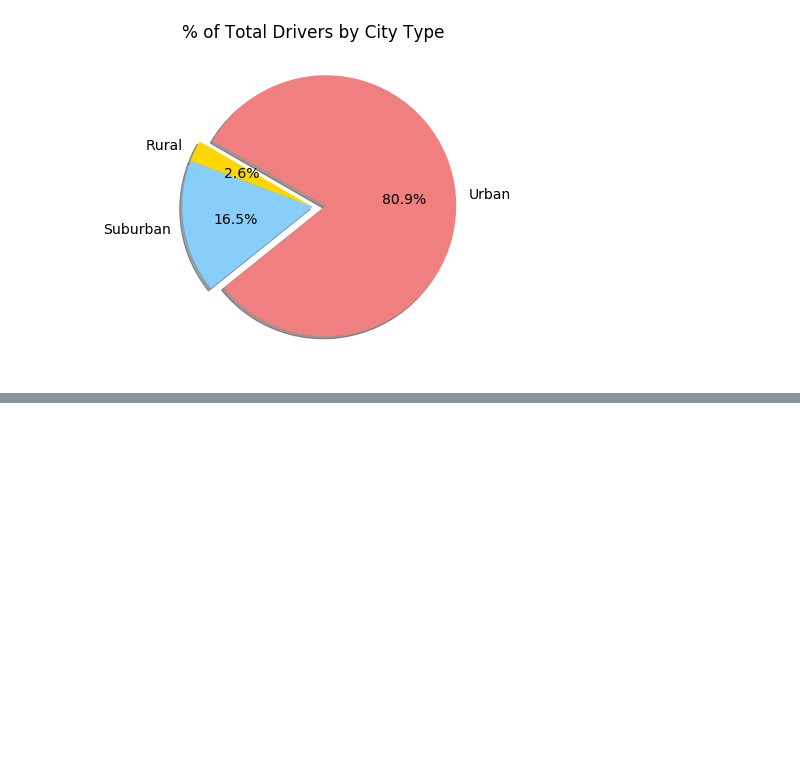
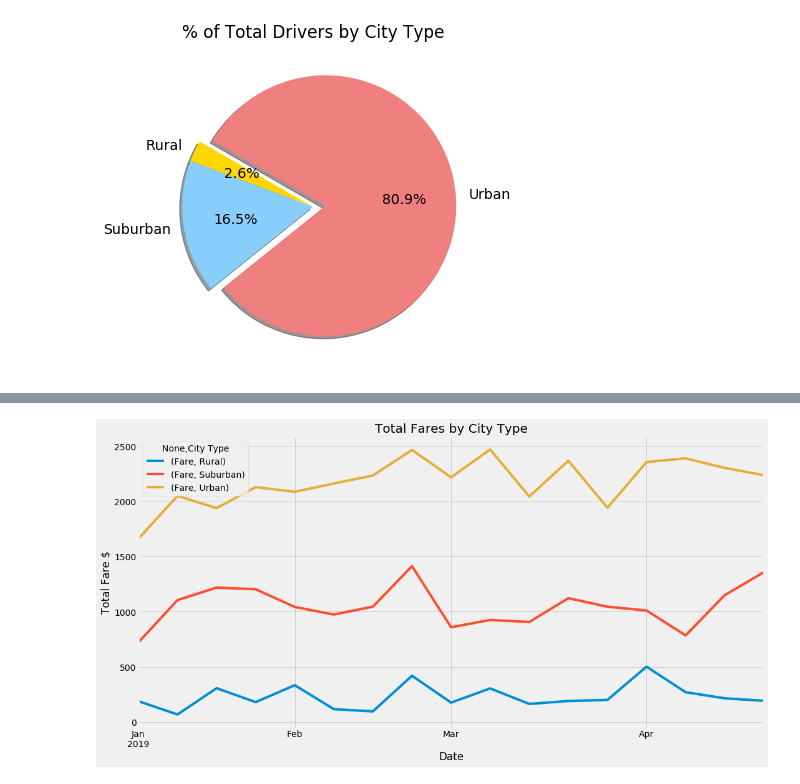
Before and after one commit to caznoe/PyBer_Analysis, a Jupyter notebook: PyBer.ipynb, the cells around one changed output, grey strips where cells are left out. Saved outputs shown, nothing was run; the diff lists cells and outputs as text; code cells hidden in the pictures; blank space fills up the shorter version.

```diff
--- a/PyBer.ipynb
+++ b/PyBer.ipynb
@@ -918,0 +1109,4 @@ plt.show()
+# %%
+# Calculate the total fare by city type and put in a new dataframe.
+sum_fares_by_type_date = fares_by_type_df.groupby(["City Type", "Date"]).sum()[["Fare"]]
+sum_fares_by_type_date
@@ -918,0 +1128,4 @@ plt.show()
+# %%
+# Create a pivot table data frame with the date as the index and columns equal to city types.
+sum_fares_by_type_pivot = pd.pivot_table(sum_fares_by_type_date, values=['Fare'], index=['Date'], columns=['City Type'])
+sum_fares_by_type_pivot
@@ -918,0 +1148,5 @@ plt.show()
+# %%
+# Create a new data frame from pivot table with the dates 2019-01-01 : 2019-04-28 using loc.
+jan_april_sum_fares_df= sum_fares_by_type_pivot.loc['2019-01-01': '2019-04-28']
+
+jan_april_sum_fares_df
@@ -918,0 +1169,5 @@ plt.show()
+# %%
+# Creating a data frame to sum fares by week using .resample.
+
+weekly_sum_fares_df = jan_april_sum_fares_df.resample("W").sum()
+weekly_sum_fares_df
@@ -918,0 +1195,18 @@ plt.show()
+# %%
+# Creating a graph using the weekly fare sums data frame.
+# Import matplotlib
+import matplotlib.pyplot as plt
+plt.style.use ('fivethirtyeight')
+
+# Plot data
+ax = weekly_sum_fares_df.plot(figsize=(16,8))
+
+# Add title and labels
+ax.set_title('Total Fares by City Type')
+ax.set_xlabel('Date')
+ax.set_ylabel('Total Fare $')
+
+# Save figure
+plt.savefig("Total_Fares_by_City_Type.png")
+# %% [output]
+[figure, added]
```
Also changed, not shown: parts of 21 cells of this notebook, 1 other file.
